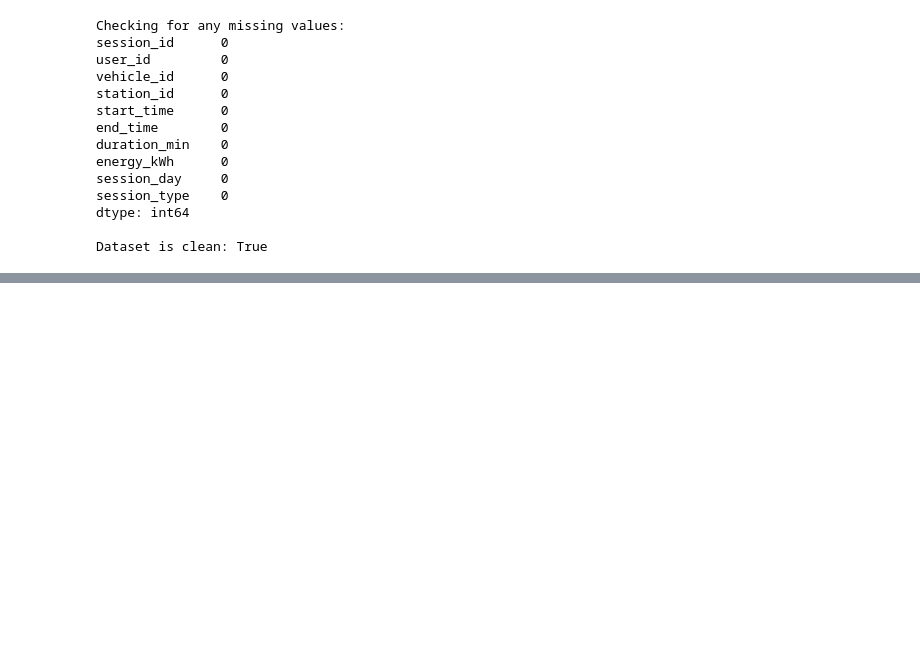
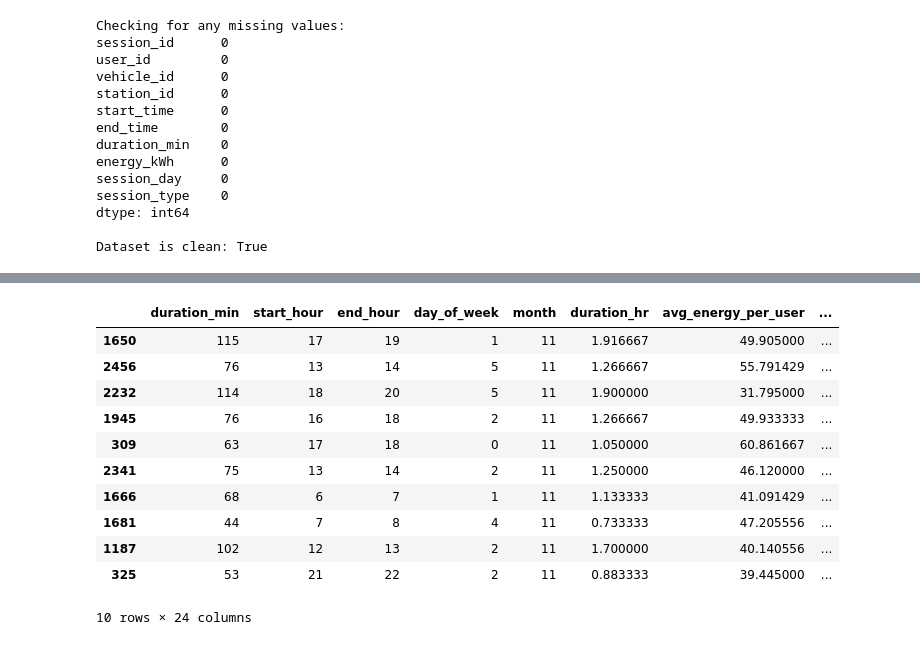
Before and after one commit to anirudh9280/EvoCharge, a Jupyter notebook: data/ev_charging_sessions/charging_sessions.ipynb, the cells around one changed output, grey strips where cells are left out. Saved outputs shown, nothing was run; the diff lists cells and outputs as text; code cells hidden in the pictures; blank space fills up the shorter version.

```diff
--- a/data/ev_charging_sessions/charging_sessions.ipynb
+++ b/data/ev_charging_sessions/charging_sessions.ipynb
@@ -138,0 +345,35 @@ Dataset is clean: True
+# %%
+from sklearn.model_selection import train_test_split
+from sklearn.ensemble import RandomForestRegressor
+
+X_train, X_test, y_train, y_test = train_test_split(X.copy(), y.copy(), test_size=0.2, random_state=42)
+
+rf = RandomForestRegressor(n_estimators=300, random_state=42, n_jobs=-1)
+rf.fit(X_train.copy(), y_train.copy())
+
+y_pred = rf.predict(X_test.copy())
+# %%
+# Make predictions
+y_pred = rf.predict(X_test.copy())
+
+# Combine actual vs predicted in a DataFrame
+pred_df = X_test.copy()
+pred_df["actual_energy_kWh"] = y_test.copy()
+pred_df["predicted_energy_kWh"] = y_pred
+pred_df["error_kWh"] = pred_df["predicted_energy_kWh"] - pred_df["actual_energy_kWh"]
+
+# Show first 10 predictions
+pred_df.head(10)
+# %% [output]
+|  | duration_min | start_hour | end_hour | day_of_week | month | duration_hr | avg_energy_per_user | ... |
+| 1650 | 115 | 17 | 19 | 1 | 11 | 1.916667 | 49.905000 | ... |
+| 2456 | 76 | 13 | 14 | 5 | 11 | 1.266667 | 55.791429 | ... |
+| 2232 | 114 | 18 | 20 | 5 | 11 | 1.900000 | 31.795000 | ... |
+| 1945 | 76 | 16 | 18 | 2 | 11 | 1.266667 | 49.933333 | ... |
+| 309 | 63 | 17 | 18 | 0 | 11 | 1.050000 | 60.861667 | ... |
+| 2341 | 75 | 13 | 14 | 2 | 11 | 1.250000 | 46.120000 | ... |
+| 1666 | 68 | 6 | 7 | 1 | 11 | 1.133333 | 41.091429 | ... |
+| 1681 | 44 | 7 | 8 | 4 | 11 | 0.733333 | 47.205556 | ... |
+| 1187 | 102 | 12 | 13 | 2 | 11 | 1.700000 | 40.140556 | ... |
+| 325 | 53 | 21 | 22 | 2 | 11 | 0.883333 | 39.445000 | ... |
+10 rows × 24 columns
```
Also changed, not shown: parts of 13 cells of this notebook, 4 other files.
